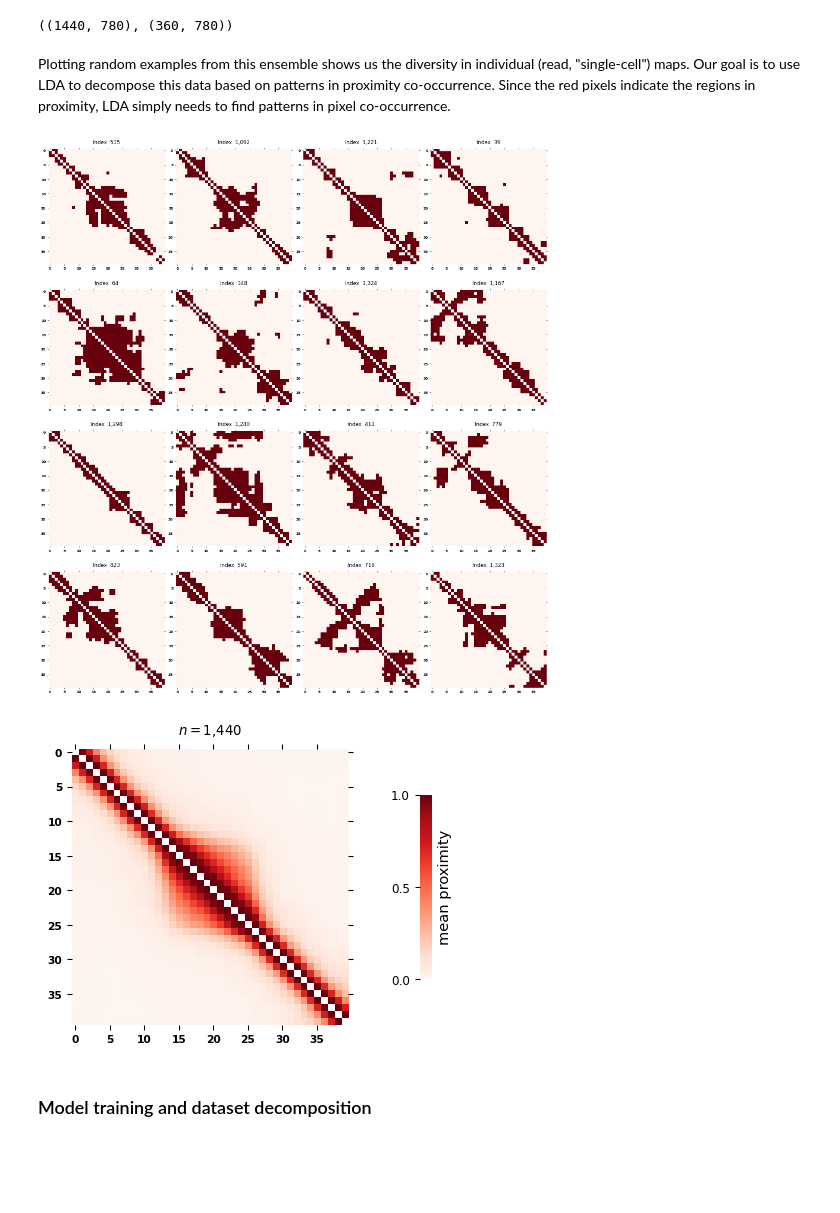
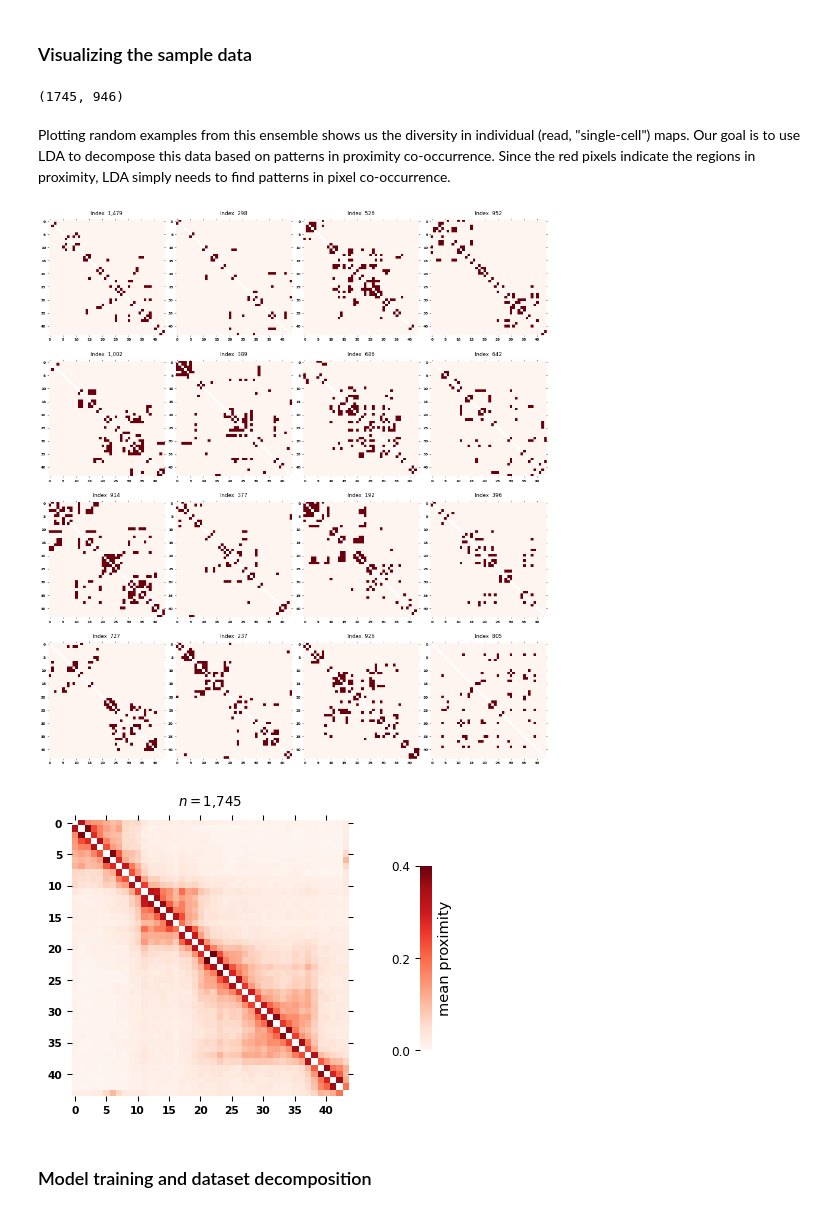
Before and after one commit to ggautham07/topic3d, a Jupyter notebook: examples/training.ipynb, the cells around one changed output. Drawn from its saved outputs; the diff is of its cells as text; code cells hidden in the pictures; blank space fills up the shorter version.

```diff
--- a/examples/training.ipynb
+++ b/examples/training.ipynb
@@ -28,25 +27,26 @@ Here, we have two datasets - a training and a test from an ensemble of conformat
+# %% [markdown]
+### Visualizing the sample data
 # %%
-data_train_sim = PWProxArrayStack(np.load("./data/sample_sim_train.npy"))
-data_test_sim = PWProxArrayStack(np.load("./data/sample_sim_test.npy"))
-data_train_sim.shape, data_test_sim.shape
+data = PWProxArrayStack(np.load("./data/sample_exp.npy"))
+data.shape
 # %% [output]
-((1440, 780), (360, 780))
+(1745, 946)
 # %% [markdown]
 Plotting random examples from this ensemble shows us the diversity in individual (read, "single-cell") maps. Our goal is to use LDA to decompose this data based on patterns in proximity co-occurrence. Since the red pixels indicate the regions in proximity, LDA simply needs to find patterns in pixel co-occurrence.
 # %%
-fig = data_train_sim.plot_random_examples(num_items=16,
-                                          random_seed=None,
-                                          form="square",
-                                          include_cbar=False)
+fig = data.plot_random_examples(num_items=16,
+                                random_seed=None,
+                                form="square",
+                                include_cbar=False)
 fig.set_dpi(48)
 fig.show()
 # %% [output]
-[figure, old version]
+[figure, new version]
 # %%
-fig = data_train_sim.plot_ensemble_measure(method="mean", form="square", cbar_label="mean proximity")
+fig = data.plot_ensemble_measure(method="mean", form="square", cbar_label="mean proximity")
 fig.set_dpi(96)
 fig.show()
 # %% [output]
-[figure, old version]
+[figure, new version]
 # %% [markdown]
 ### Model training and dataset decomposition
```
Also changed, not shown: parts of 28 cells of this notebook, 15 other files.
